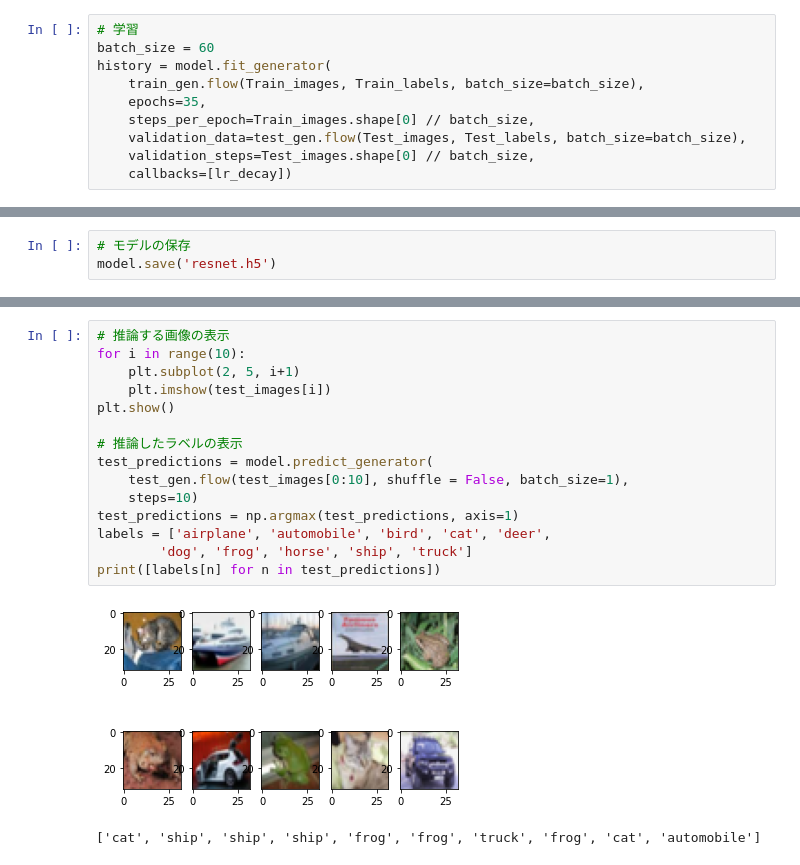
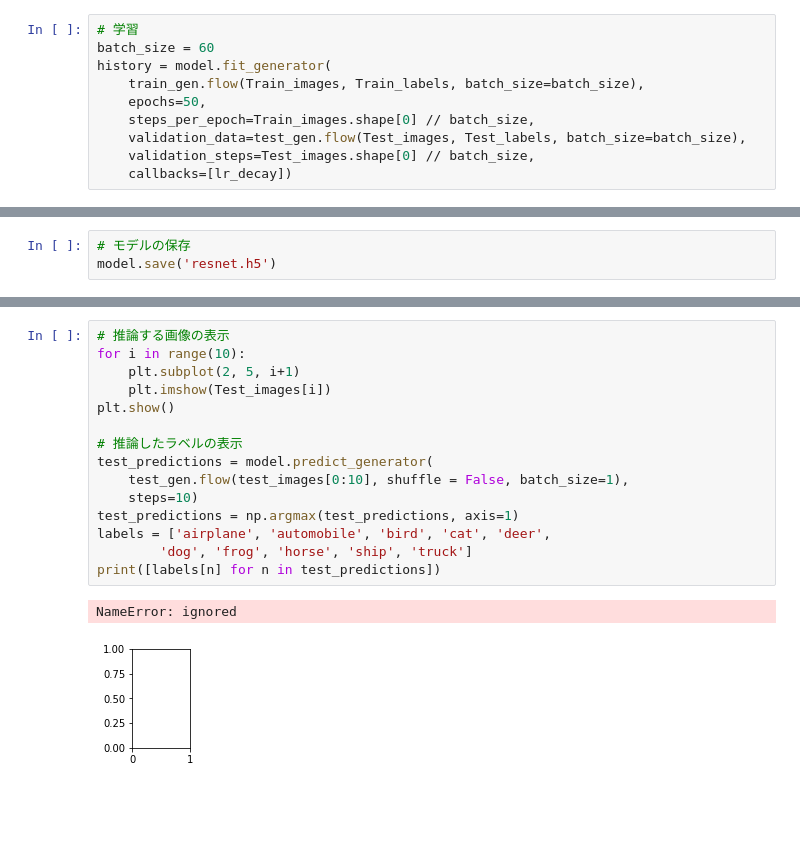
Before and after one commit to Nakamura-ta-hub/M5SeriesRobot_Book, a Jupyter notebook: 3_4_resnet_ipynb_copy.ipynb, the cells around one changed output, grey strips where cells are left out. Drawn from its saved outputs; the diff is of its cells as text; blank space fills up the shorter version.

```diff
--- a/3_4_resnet_ipynb_copy.ipynb
+++ b/3_4_resnet_ipynb_copy.ipynb
@@ -246,7 +256,7 @@ lr_decay = LearningRateScheduler(step_decay)
 batch_size = 60
 history = model.fit_generator(
     train_gen.flow(Train_images, Train_labels, batch_size=batch_size),
-    epochs=35,
+    epochs=50,
     steps_per_epoch=Train_images.shape[0] // batch_size,
     validation_data=test_gen.flow(Test_images, Test_labels, batch_size=batch_size),
     validation_steps=Test_images.shape[0] // batch_size,
@@ -280,21 +335,21 @@ acc: 0.934
 # %%
 # 推論する画像の表示
 for i in range(10):
     plt.subplot(2, 5, i+1)
-    plt.imshow(test_images[i])
+    plt.imshow(Test_images[i])
 plt.show()
 
 # 推論したラベルの表示
 test_predictions = model.predict_generator(
     test_gen.flow(test_images[0:10], shuffle = False, batch_size=1),
     steps=10)
 test_predictions = np.argmax(test_predictions, axis=1)
 labels = ['airplane', 'automobile', 'bird', 'cat', 'deer',
         'dog', 'frog', 'horse', 'ship', 'truck']
 print([labels[n] for n in test_predictions])
 # %% [output]
+NameError: ignored
-[figure, old version]
+[figure, new version]
-['cat', 'ship', 'ship', 'ship', 'frog', 'frog', 'truck', 'frog', 'cat', 'automobile']
 # %%
 # Plot non-normalized confusion matrix
 titles_options = [("Confusion matrix, without normalization", None),
```
Also changed, not shown: parts of 12 cells of this notebook.
